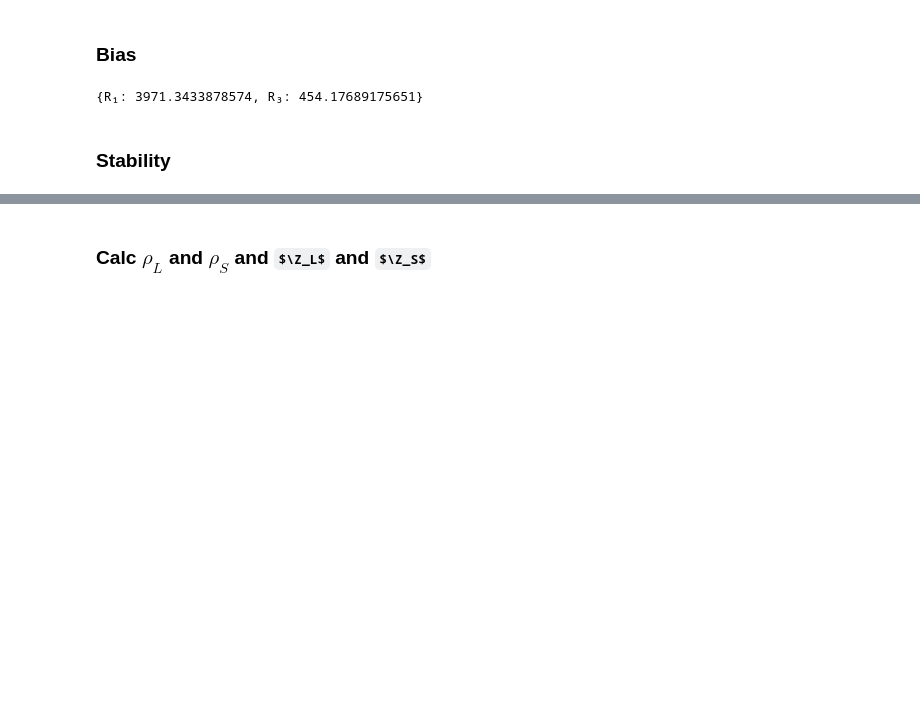
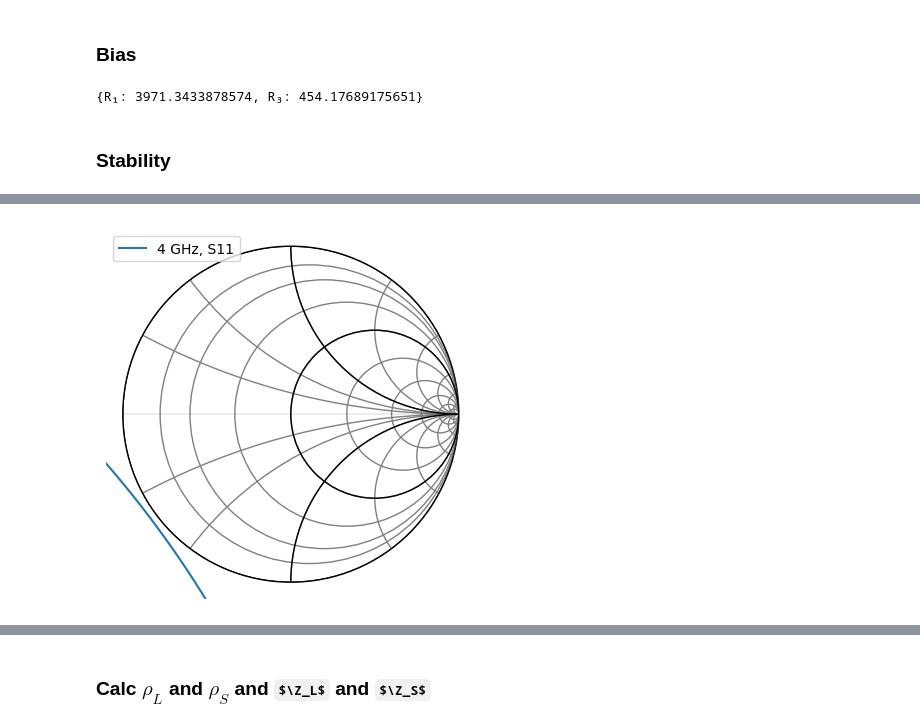
Before and after one commit to MartimAgostinho/ERF-Lab2, a Jupyter notebook: Python/calculus.ipynb, the cells around one changed output, grey strips where cells are left out. Saved outputs shown, nothing was run; the diff lists cells and outputs as text; code cells hidden in the pictures; some formulas as TeX source; blank space fills up the shorter version.

```diff
--- a/Python/calculus.ipynb
+++ b/Python/calculus.ipynb
@@ -142,0 +141,33 @@ MAG at 4 GHz: 26.197438020362924
+# %%
+# Calculate stability circles
+def sqabs(x): return np.square(np.absolute(x))  # noqa: E731
+
+
+delta = bjt.s11.s*bjt.s22.s - bjt.s12.s*bjt.s21.s
+rl = np.absolute((bjt.s12.s * bjt.s21.s)/(sqabs(bjt.s22.s) - sqabs(delta)))
+cl = np.conj(bjt.s22.s - delta*np.conj(bjt.s11.s)) / \
+    (sqabs(bjt.s22.s) - sqabs(delta))
+
+rs = np.absolute((bjt.s12.s * bjt.s21.s)/(sqabs(bjt.s11.s) - sqabs(delta)))
+cs = np.conj(bjt.s11.s - delta*np.conj(bjt.s22.s)) / \
+    (sqabs(bjt.s11.s) - sqabs(delta))
+
+
+def calc_circle(c, r):
+    theta = np.linspace(0, 2*np.pi, 1000)
+    return c + r*np.exp(1.0j*theta)
+# %%
+# Plot all the stability circles for source
+# for i, f in enumerate(bjt.f):
+#     # decimate it a little
+#     if i % 100 != 0:
+#         continue
+#     n = rf.Network(name=str(f/1.e+9), s=calc_circle(cs[i][0, 0], rs[i][0, 0]))
+#     n.plot_s_smith()
+
+# Plot the stability circles at 4 GHz of source
+myfreq = rf.Network(name='4 GHz', s=calc_circle(
+    cs[freq_idx][0, 0], rs[freq_idx][0, 0]))
+myfreq.plot_s_smith()
+# %% [output]
+[figure, added]
```
Also changed, not shown: parts of 31 cells of this notebook, 3 other files.
